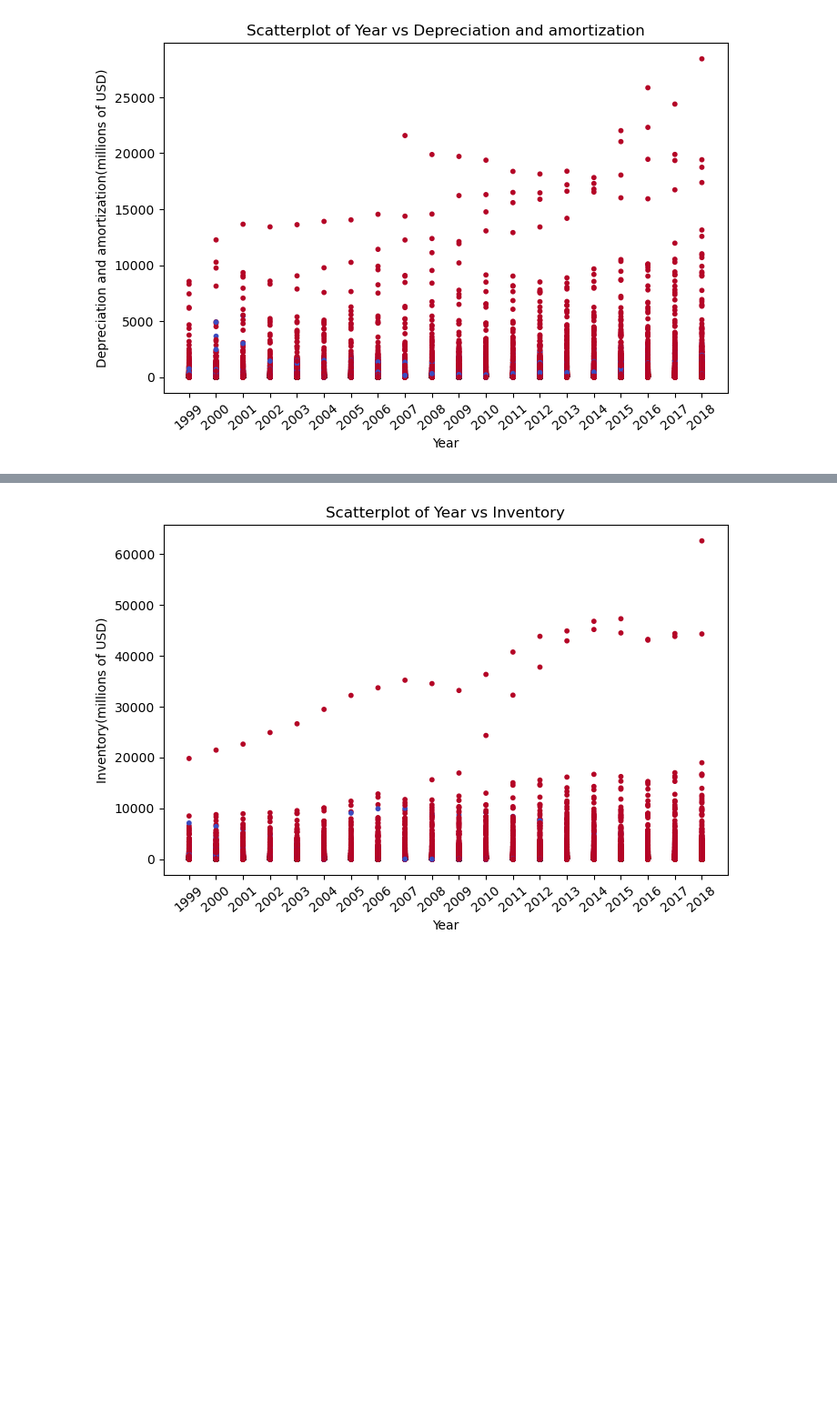
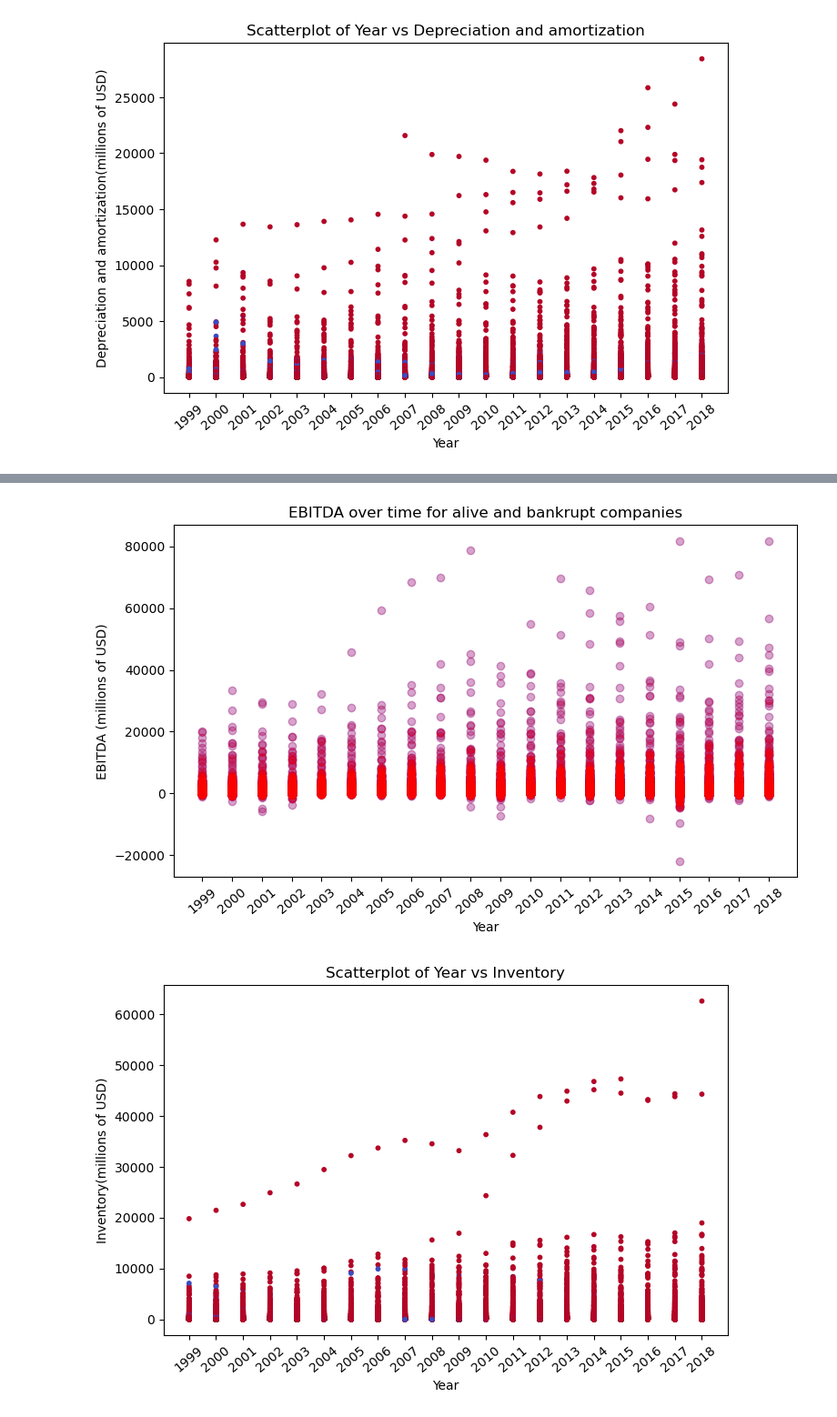
Before and after one commit to patelbb14/Project-5---Predicting-US-Company-Bankruptcy, a Jupyter notebook: code/01_Data_Cleaning_and_EDA.ipynb, the cells around one changed output, grey strips where cells are left out. Shown at 91% size. Cells and saved outputs as stored; diff of their text form; code cells hidden in the pictures; blank space fills up the shorter version.

```diff
--- a/code/01_Data_Cleaning_and_EDA.ipynb
+++ b/code/01_Data_Cleaning_and_EDA.ipynb
@@ -198,3 +198,18 @@ plt.xticks(range(1999,2019), rotation = 40);
+# %%
+# Alternative visualization based on previous scatter plot
+plt.figure(figsize=(8,5))
+plt.scatter(bank['year'], bank['X4'], color='blue', label=1, alpha=0.2) # alive
+plt.scatter(bank['year'], bank['X4'], color='red', label=0, alpha=0.2) # bankrupt
+
+
+plt.title('EBITDA over time for alive and bankrupt companies')
+plt.xlabel('Year')
+plt.ylabel('EBITDA (millions of USD)')
+plt.xticks(range(1999,2019), rotation = 40)
+plt.tight_layout()
+plt.savefig('../images/EBITDA_year_scatter.png');
+# %% [output]
+[figure, added]
 # %%
 plt.figure(figsize=(8,5))
 plt.scatter(bank['year'], bank['X5'], c=bank['status_label'], cmap='coolwarm', alpha = 1, s = 10, edgecolors=None)
```
Also changed, not shown: parts of 8 cells of this notebook, 15 other files.
